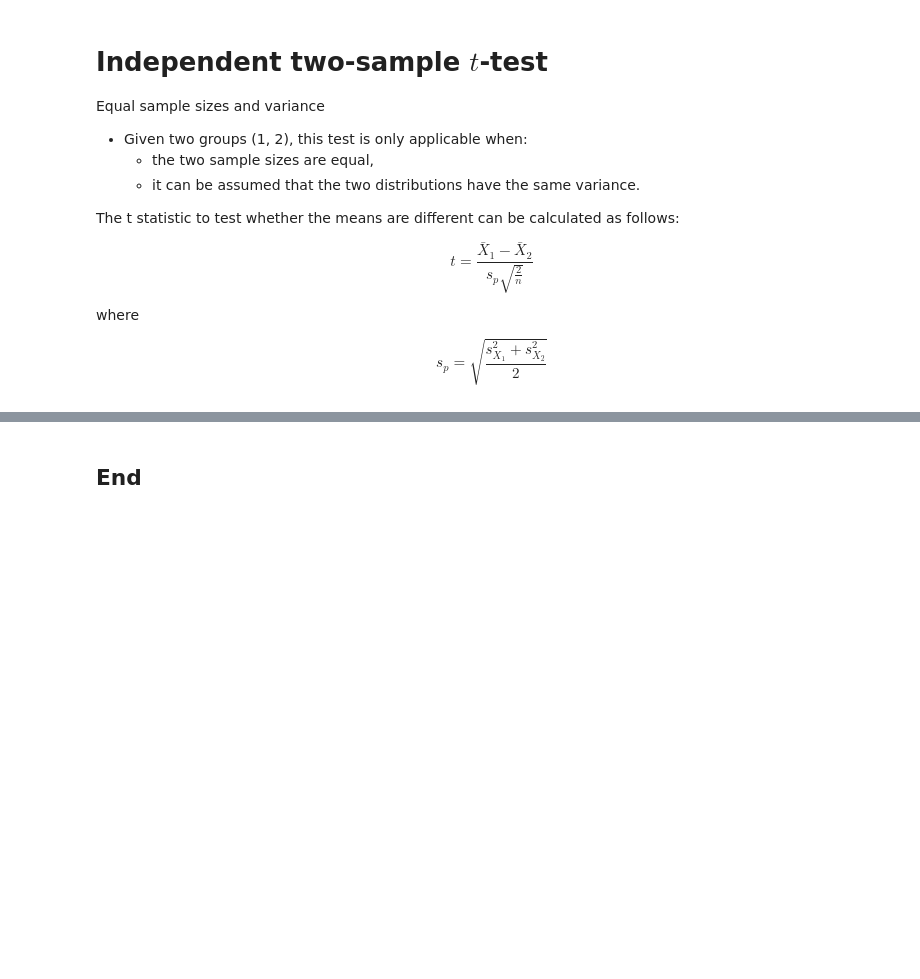
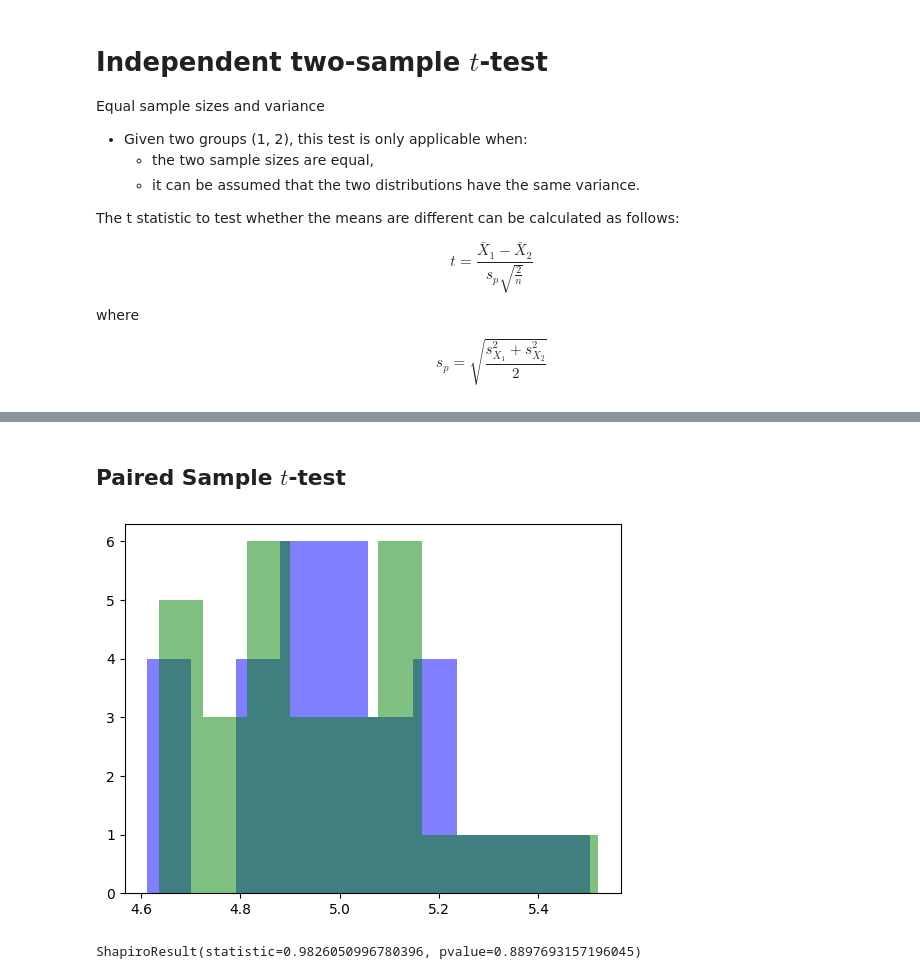
Before and after one commit to noyo0/AppliedStatistics2024, a Jupyter notebook: 04_t_tests.ipynb, the cells around one changed output, grey strips where cells are left out. Cells and saved outputs as stored; diff of their text form; code cells hidden in the pictures; blank space fills up the shorter version.

Commit message:
notes update pairedsample ttest

```diff
--- a/04_t_tests.ipynb
+++ b/04_t_tests.ipynb
@@ -68,2 +68,18 @@ TtestResult(statistic=8.296120658526732, pvalue=1.9569772371599792e-11, df=58.0)
-# %% [markdown]
-## End
+# %% [markdown]
+## Paired Sample $t$-test
+# %%
+# A group of normally distributed values
+group_a = np.random.normal(5,0.2,30)
+
+# Add group_b with normally distributed "noise" values
+group_b = group_a + np.random.normal(0.0,0.1,30)
+# %%
+# Hisatogram + Shapiro test to cehck normal distribution
+plt.hist(group_a, color="blue",alpha=0.5, label="Group A")
+plt.hist(group_b, color="green",alpha=0.5, label="Group B")
+plt.show()
+import scipy.stats as stats
+stats.shapiro(group_a)
+# %% [output]
+[figure, added]
+ShapiroResult(statistic=0.9826050996780396, pvalue=0.8897693157196045)
```
Also changed, not shown: parts of 7 cells of this notebook.
